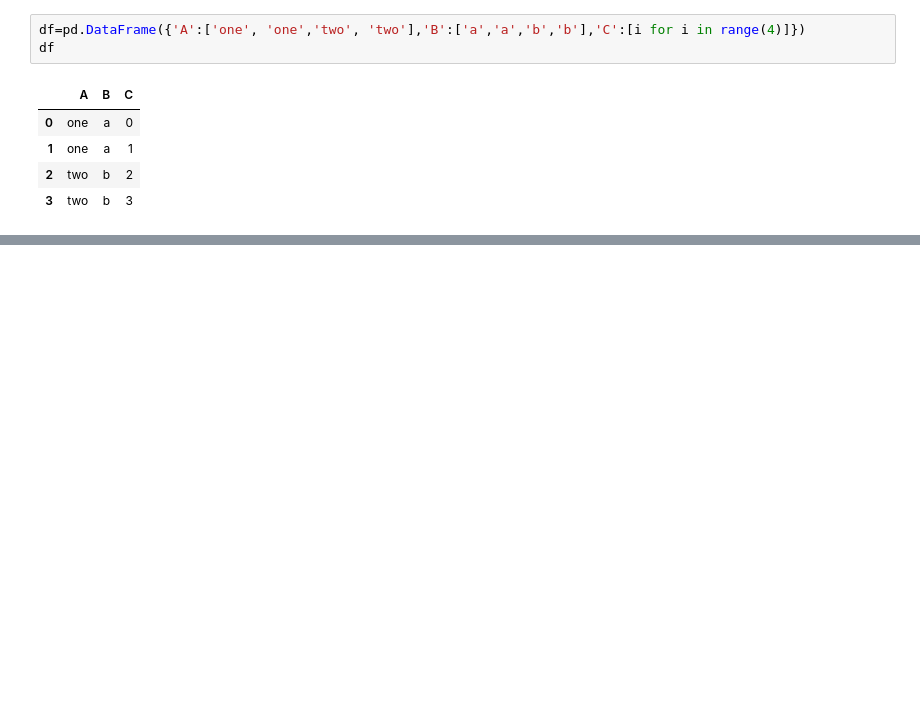
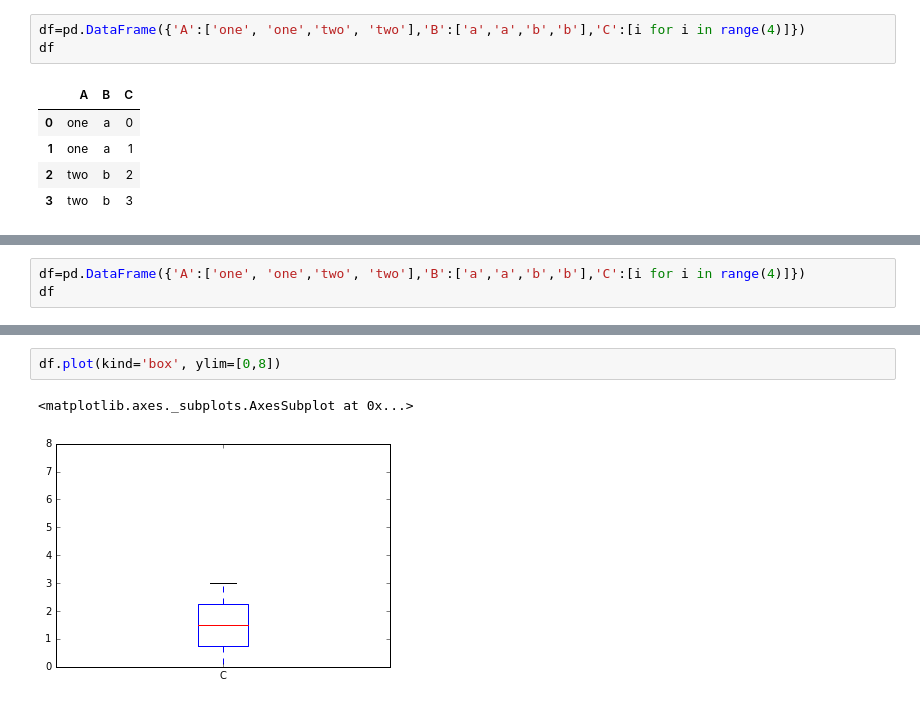
Before and after one commit to Puneet-Shivanand/pandas-101, a Jupyter notebook: AirBase data mining.ipynb, the cells around one changed output, grey strips where cells are left out. Cells and saved outputs as stored; diff of their text form; blank space fills up the shorter version.

Commit message:
stack, unstack and plot examples added

```diff
--- a/AirBase data mining.ipynb
+++ b/AirBase data mining.ipynb
@@ -57,0 +160,3 @@ KeyError: 'A'
+# %%
+df=pd.DataFrame({'A':['one', 'one','two', 'two'],'B':['a','a','b','b'],'C':[i for i in range(4)]})
+df
@@ -57,0 +211,5 @@ KeyError: 'A'
+# %%
+df.plot(kind='box', ylim=[0,8])
+# %% [output]
+<matplotlib.axes._subplots.AxesSubplot at 0x...>
+[figure, added]
```
Also changed, not shown: parts of 27 cells of this notebook.
